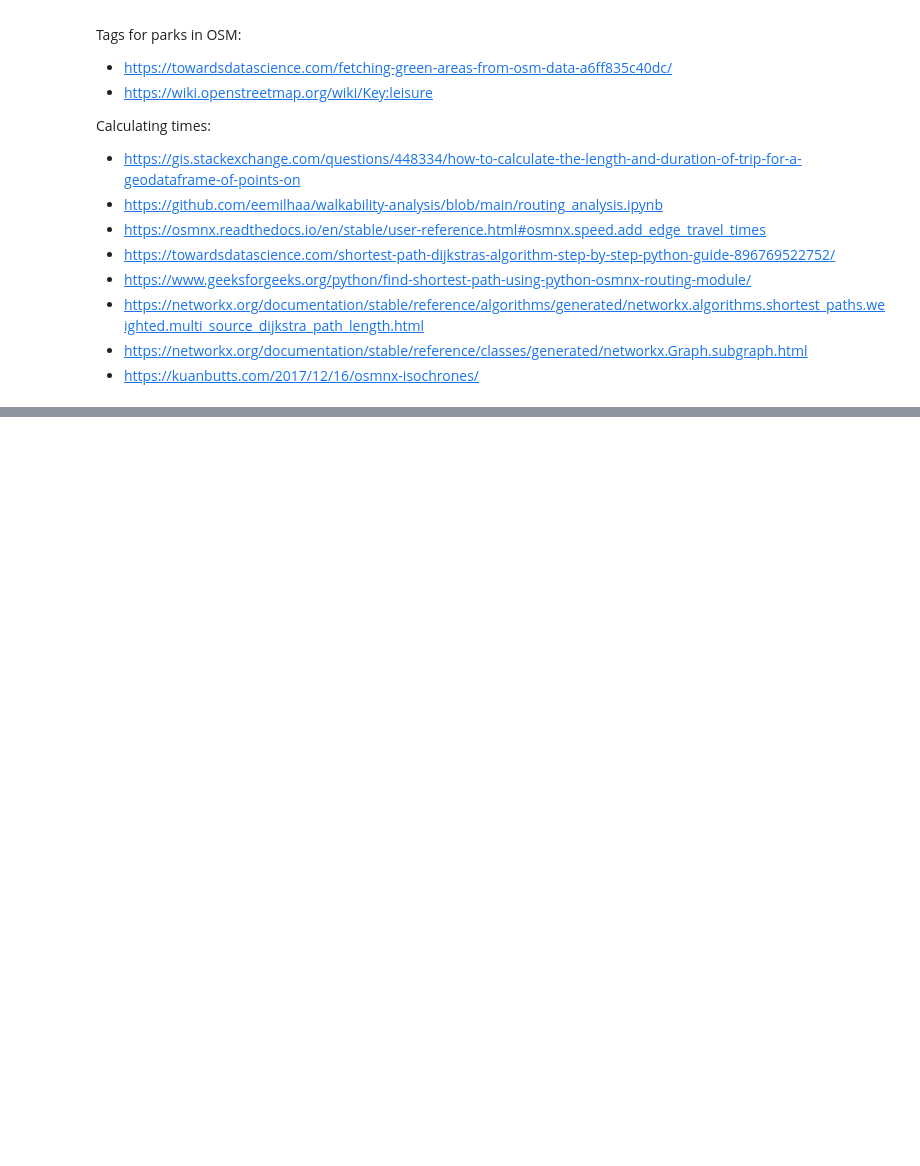
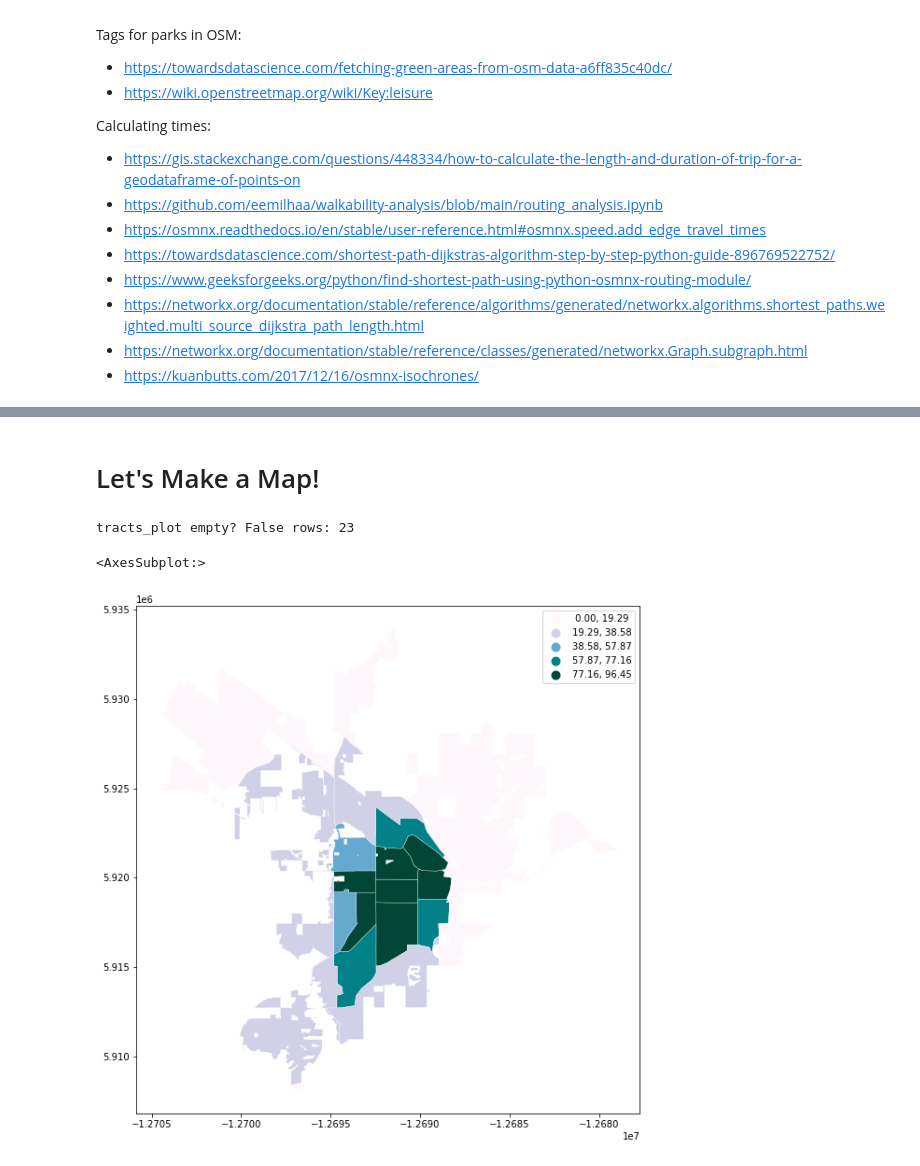
Before and after one commit to blt2589/csci591, a Jupyter notebook: project_2/Project_2_wip.ipynb, the cells around one changed output, grey strips where cells are left out. Cells and saved outputs as stored; diff of their text form; code cells hidden in the pictures; blank space fills up the shorter version.

```diff
--- a/project_2/Project_2_wip.ipynb
+++ b/project_2/Project_2_wip.ipynb
@@ -255,7 +258,7 @@ parks = ox.geometries_from_polygon(aoi.to_crs(crs).geometry.iloc[0], tags)
 # print(f"OSM Parks:\n {parks}")
 
 # set parks crs to match
-parks = parks.to_crs(4326)
+parks = parks.to_crs(crs)
 
 # restrict geometry to poly/multipoly only - OSM might return points or lines also
 # also only keep geometry and leisure columns
@@ -314,6 +317,7 @@ SG = GRAPH.subgraph(nodes_within).copy()
 edges = ox.utils_graph.graph_to_gdfs(SG, nodes=False, fill_edge_geometry=True)
 
 # Geopandas can estiamte a local CRS (UTM) using pyproj
+# Cannot use 4326 because creating buffer needs projected CRS
 area_crs = edges.estimate_utm_crs()
 
 # Reproject edges to meters based CRS; all OSM data is already meters
@@ -327,5 +331,6 @@ edges_m = edges.to_crs(area_crs)
 edge_buffer_m = 25
 iso_poly_m = edges_m.buffer(edge_buffer_m).unary_union
 
-# gdf to populate
+# gdf to populate - should be single record/row
 isochrone_gdf = gpd.GeoDataFrame(geometry=[iso_poly_m], crs=area_crs)
+print(f"isochrone_gdf: {isochrone_gdf}")
@@ -336,6 +386,39 @@ isochrone_gdf = gpd.GeoDataFrame(geometry=[iso_poly_m], crs=area_crs)
+# %% [markdown]
+# Let's Make a Map!
 # %%
+# set CRS for map, need 3857 for contextily
+plot_crs = 3857
+
+# set everything to same CRS
+# pct_access lives on tracts_m
+# make copy of tracts_m with only pct_access and geom; smaller dataset
+tracts_plot = tracts_m.to_crs(plot_crs)[["pct_access","geometry"]].copy()
+isochrone_plot = isochrone_gdf.to_crs(plot_crs)
+parks_plot = parks.to_crs(plot_crs)
+
+
+# sanity check
+print("tracts_plot empty?", tracts_plot.empty, "rows:", len(tracts_plot))
+
+# create matplotlib figure
+fig, ax = plt.subplots(1, 1, figsize=(10, 10))
+
+
+# make the map
+# using equal intervals (vs quantiles) as this makes comaprisons against other cities easier
+# use this?? scheme = "user_defined", classification_kwds={"bins":[20,40,60,80,100]}
+tracts_plot.plot(
+    column="pct_access",
+    scheme="equal_interval", k=5,
+    cmap="PuBuGn",
+    linewidth=0.3, edgecolor="white",
+    legend=True,
+    ax=ax,
+    )
 # add basemap to isochrone
-
 cx.add_basemap(
-    ax, crs=surface.rio.crs, source=cx.providers.CartoDB.Voyager
-);
+    ax, crs=plot_crs, source=cx.providers.CartoDB.Voyager);
+# %% [output]
+tracts_plot empty? False rows: 23
+<AxesSubplot:>
+[figure, added]
```
Also changed, not shown: parts of 5 cells of this notebook.
